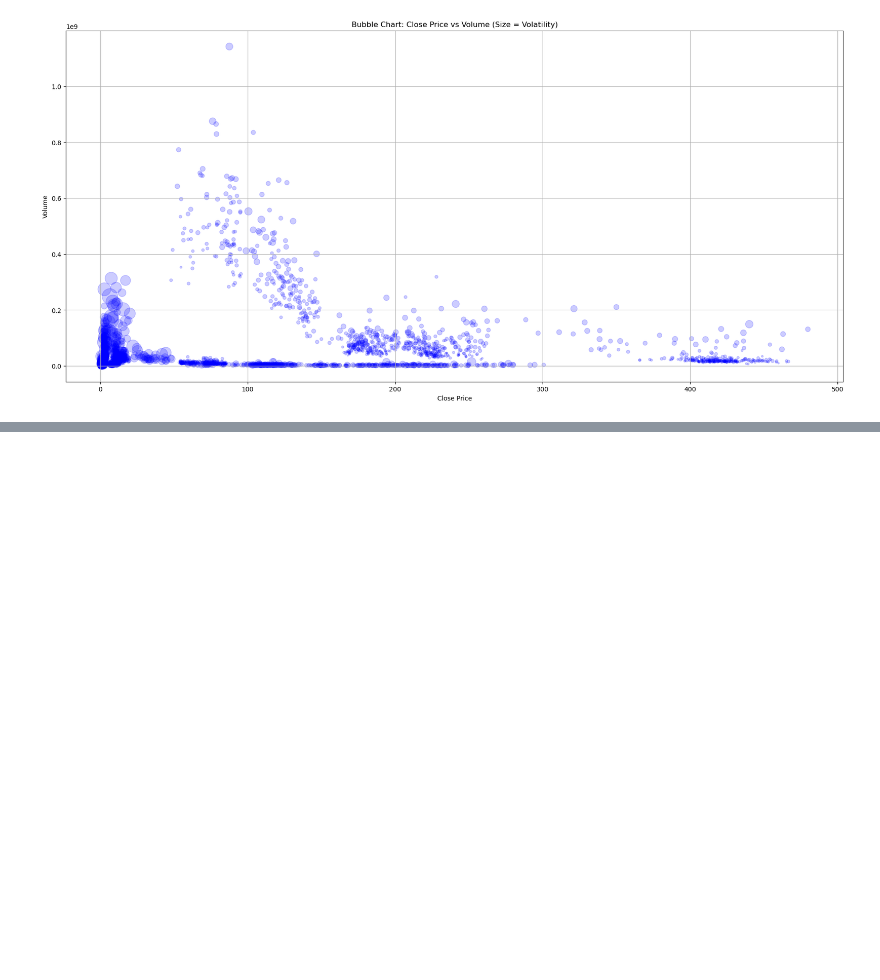
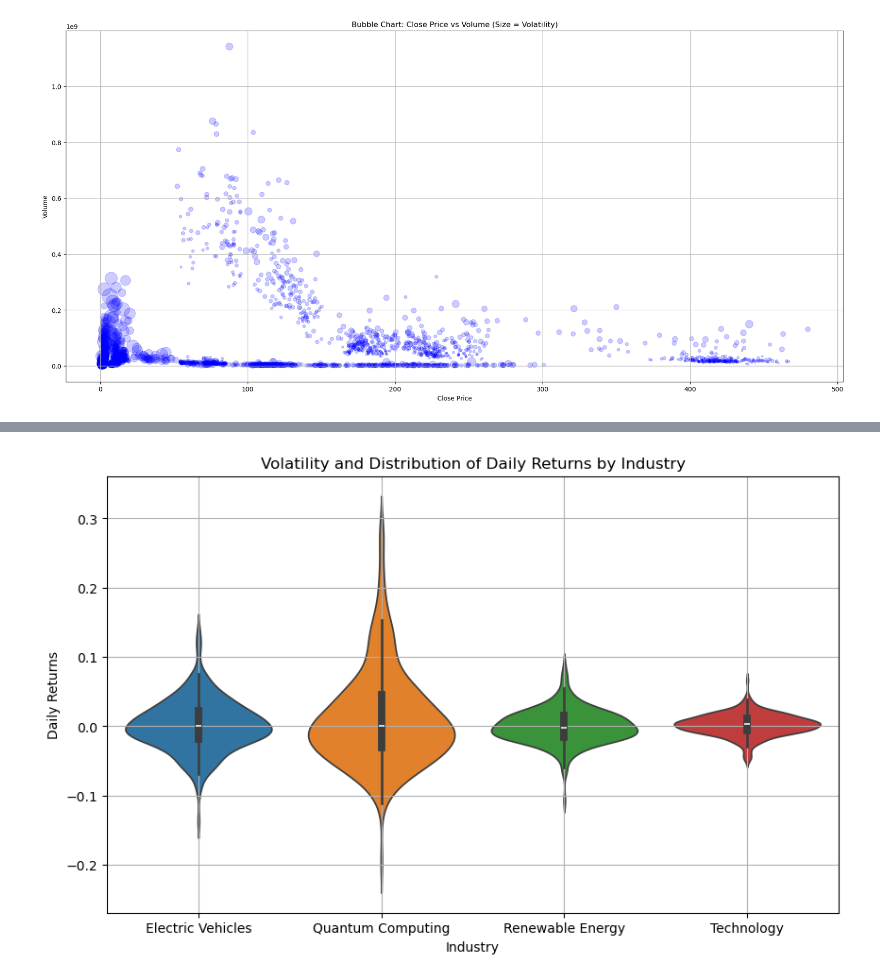
Before and after one commit to Ange-Dvs/PFDA-project, a Jupyter notebook: stocks.ipynb, the cells around one changed output, grey strips where cells are left out. Drawn from its saved outputs; the diff is of its cells as text; code cells hidden in the pictures; blank space fills up the shorter version.

```diff
--- a/stocks.ipynb
+++ b/stocks.ipynb
@@ -647,3 +689,14 @@ plt.show()
+# %%
+
+plt.figure(figsize=(10, 6))
+sns.violinplot(data=industry_returns)
+plt.title('Volatility and Distribution of Daily Returns by Industry')
+plt.xlabel('Industry')
+plt.ylabel('Daily Returns')
+plt.grid(True)
+plt.show()
+# %% [output]
+[figure, added]
 # %%
 # creating an empty list to store summary statistics for each industry
 industry_summary = []
```
Also changed, not shown: parts of 23 cells of this notebook, 4 other files.
